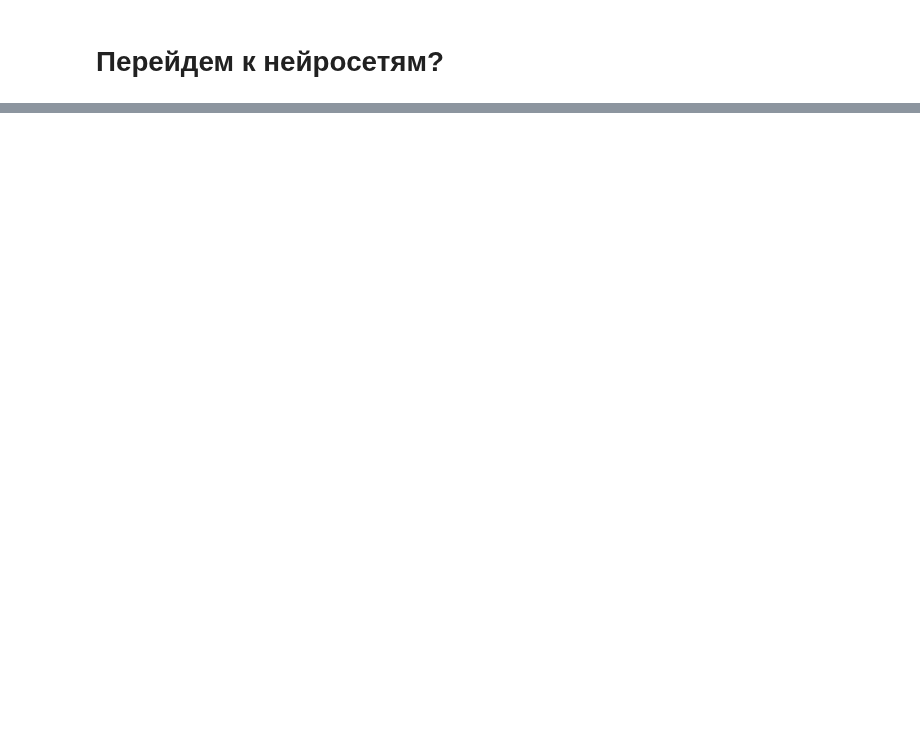
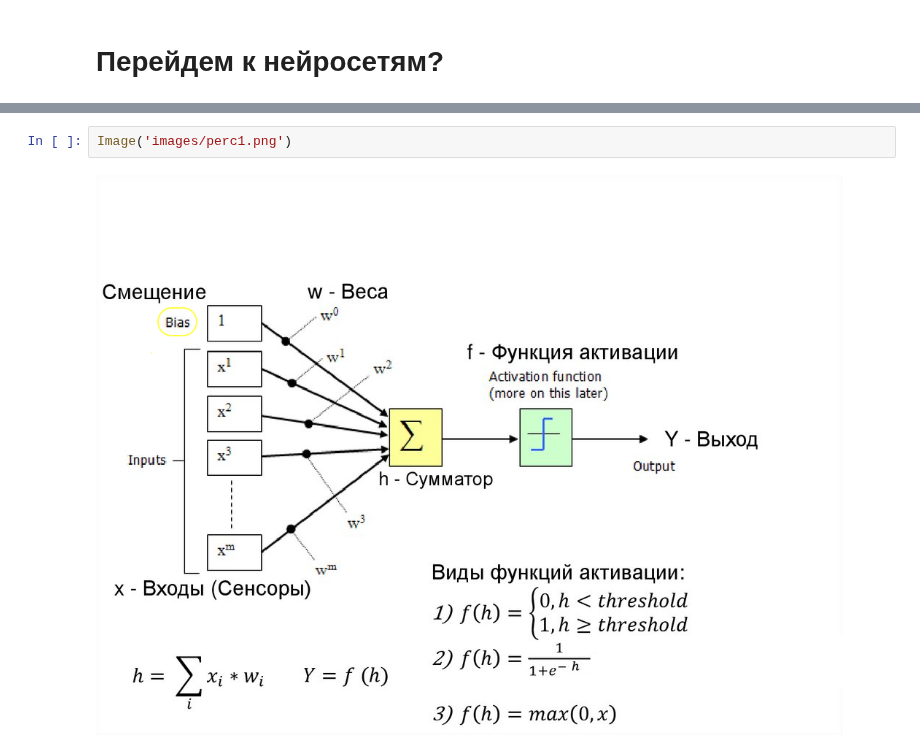
Before and after one commit to kokamido/ml2023, a Jupyter notebook: 08-NN/1-Backprop2.ipynb, the cells around one changed output, grey strips where cells are left out. Cells and saved outputs as stored; diff of their text form; blank space fills up the shorter version.

```diff
--- a/08-NN/1-Backprop2.ipynb
+++ b/08-NN/1-Backprop2.ipynb
@@ -585,0 +534,4 @@ draw_dot(L)
+# %%
+Image('images/perc1.png')
+# %% [output]
+[figure, added]
```
Also changed, not shown: parts of 38 cells of this notebook, 4 other files.
